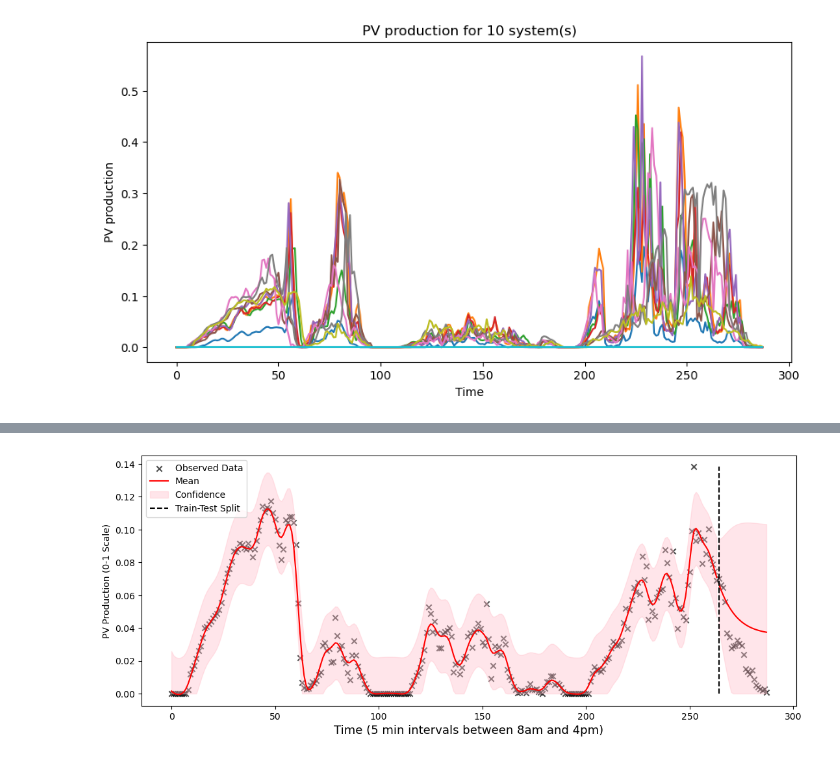
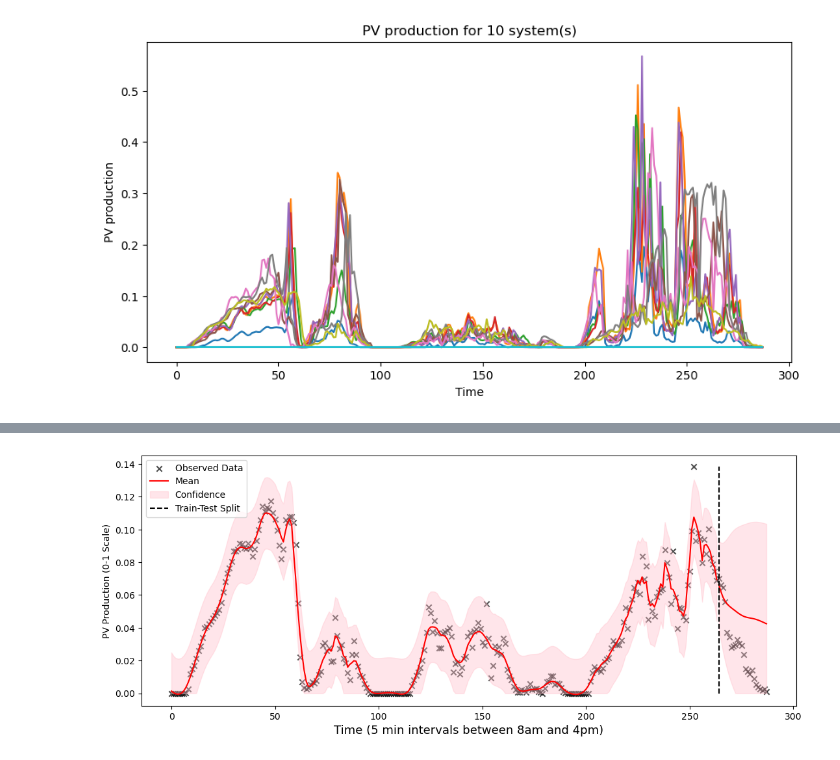
Before and after one commit to eirikbaekkelund/Dissertation, a Jupyter notebook: data_loader.ipynb, the cells around one changed output, grey strips where cells are left out. Saved outputs shown, nothing was run; the diff lists cells and outputs as text; code cells hidden in the pictures.

Commit message:
temporal gp preds as input

```diff
--- a/data_loader.ipynb
+++ b/data_loader.ipynb
@@ -122,2 +117,0 @@ time, y = dl.extract_time_series(time=time_tensor,
-# %%
-time_train, y_train, time_test, y_test = dl.train_test_split(X=time, y=y, n_hours=2)
@@ -146,0 +199,2 @@ Iter 801/900 - Loss: -3.098
+# %%
+covars = covars[:, :-1]
@@ -146,0 +230,2 @@ Iter 801/900 - Loss: -3.098
+# %%
+covars, y_train, covars_test, y_test = train_test_split_Nd(covars, target, n_hours=2)
@@ -146,0 +237,8 @@ Iter 801/900 - Loss: -3.098
+# %%
+model = ExactGPModel(train_x=covars,
+                     train_y=y_train.squeeze(),
+                     likelihood=likelihood,
+                     mean_module=mean_module,
+                     covar_module=covar_module)
+
+model._train(n_iter=1000, lr=0.05, optim='Adam')
@@ -147,42 +256,38 @@ Iter 801/900 - Loss: -3.098
 # %%
-model.eval()
-likelihood.eval()
-
-with torch.no_grad(), gpytorch.settings.fast_pred_var():
-    observed_pred = likelihood(model(time_test))
-    observed_pred_train = likelihood(model(time_train))
+observed_pred, observed_pred_train = model.predict(covars_test)
 
 # plot predictions
 plt.figure(figsize=(13, 5))
 
-plt.scatter(time_train, y_train, marker='x', color='black', alpha=0.7, label='Observed Data')
-plt.scatter(time_test, y_test, marker='x', color='black', alpha=0.7)
+plt.scatter(covars[:,0], y_train, marker='x', color='black', alpha=0.7, label='Observed Data')
+plt.scatter(covars_test[:,0], y_test, marker='x', color='black', alpha=0.7)
 
-plt.plot(time_train, observed_pred_train.mean, color='r', label='Mean')
+plt.plot(covars[:,0], observed_pred_train.mean, color='r', label='Mean')
 
 lower, upper = observed_pred_train.confidence_region()
 # clip the lower and upper confidence region to avoid negative values and greater than 1
 lower = np.clip(lower, 0, 1)
 upper = np.clip(upper, 0, 1)
-plt.fill_between(time_train, lower, upper, alpha=0.4, color='pink', label='Confidence')
+plt.fill_between(covars[:,0], lower, upper, alpha=0.4, color='pink', label='Confidence')
 
 
 
-plt.plot(time_test, observed_pred.mean, color='r')
+plt.plot(covars_test[:,0], observed_pred.mean, color='r')
 lower, upper = observed_pred.confidence_region()
 
 lower = np.clip(lower, 0, 1)
 upper = np.clip(upper, 0, 1)
 
-plt.fill_between(time_test, lower, upper, alpha=0.4, color='pink')
-plt.vlines(x= len(time_train), ymin=0, ymax=max(y_train.max(), y_test.max()),
+plt.fill_between(covars_test[:,0], lower, upper, alpha=0.4, color='pink')
+plt.vlines(x= len(covars[:,0]), ymin=0, ymax=max(y_train.max(), y_test.max()),
            color='black', linestyle='--', label='Train-Test Split')
 
 
 plt.legend()
 
 plt.xlabel('Time (5 min intervals between 8am and 4pm)', fontsize=13)
 plt.ylabel('PV Production (0-1 Scale)')
+
 plt.show();
 # %% [output]
-[figure, old version]
+[figure, new version]
```
Also changed, not shown: parts of 9 cells of this notebook, 4 other files.
